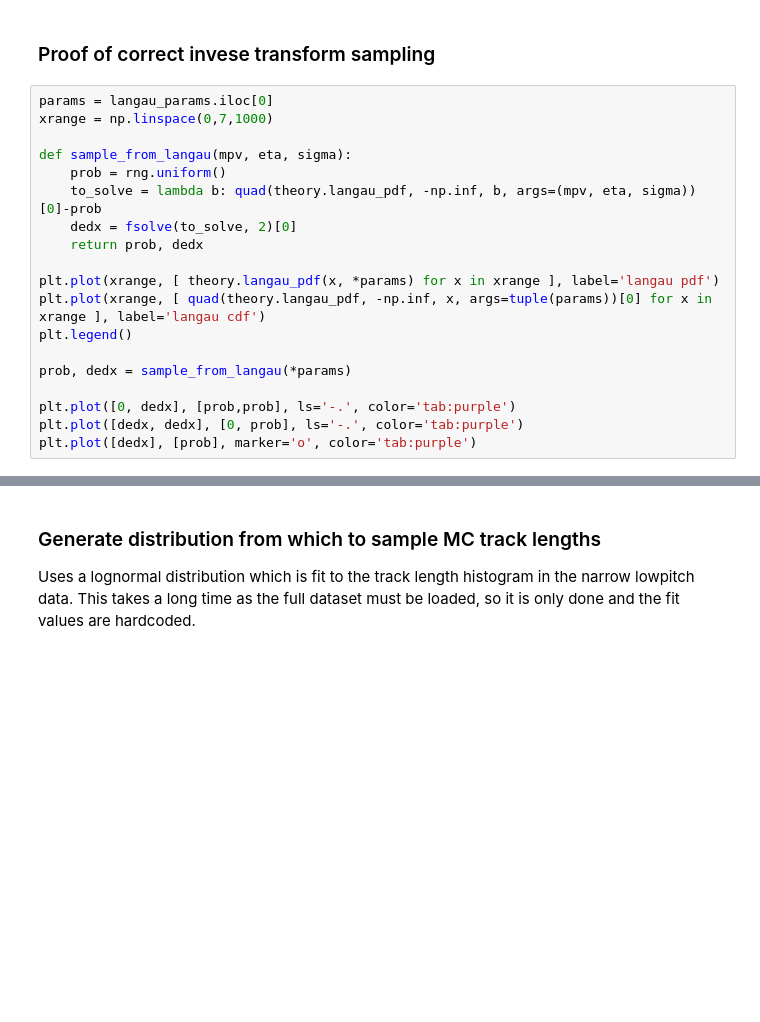
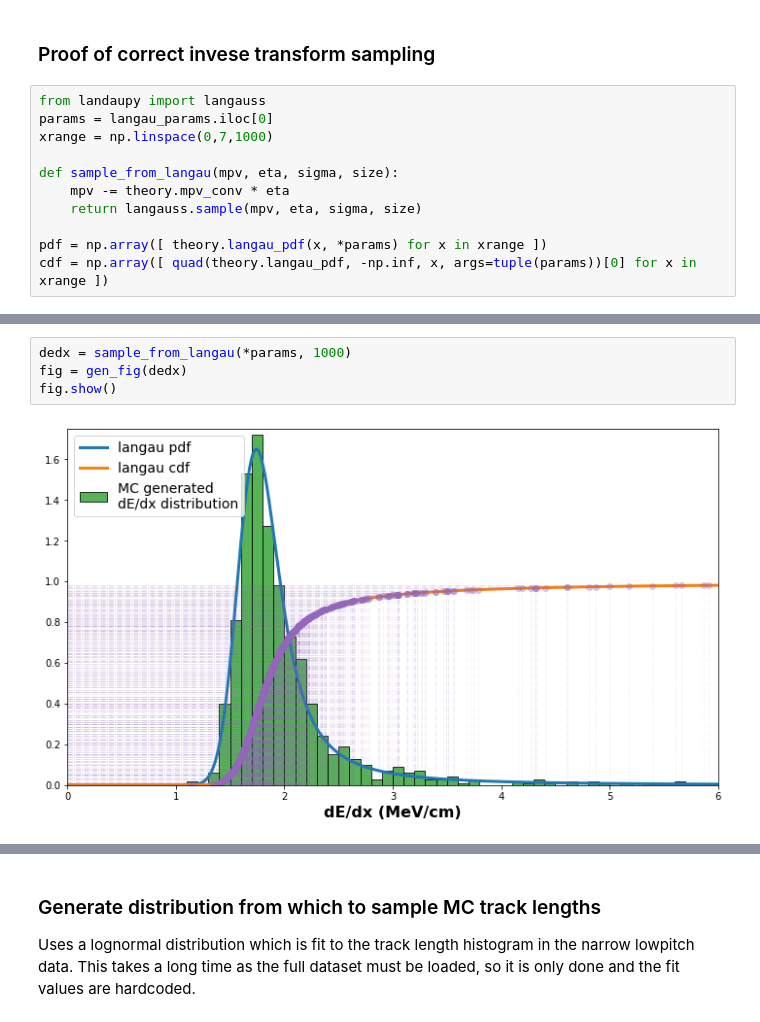
Before and after one commit to socrossley/Cosmic_Muon_CER, a Jupyter notebook: MC_Reconstruction.ipynb, the cells around one changed output, grey strips where cells are left out. Drawn from its saved outputs; the diff is of its cells as text; blank space fills up the shorter version.

```diff
--- a/MC_Reconstruction.ipynb
+++ b/MC_Reconstruction.ipynb
@@ -16,21 +16,13 @@ rng = np.random.default_rng()
 # %% [markdown]
 ### Proof of correct invese transform sampling
 # %%
+from landaupy import langauss
 params = langau_params.iloc[0]
 xrange = np.linspace(0,7,1000)
 
-def sample_from_langau(mpv, eta, sigma):
-    prob = rng.uniform()
-    to_solve = lambda b: quad(theory.langau_pdf, -np.inf, b, args=(mpv, eta, sigma))[0]-prob
-    dedx = fsolve(to_solve, 2)[0]
-    return prob, dedx
+def sample_from_langau(mpv, eta, sigma, size):
+    mpv -= theory.mpv_conv * eta
+    return langauss.sample(mpv, eta, sigma, size)
 
-plt.plot(xrange, [ theory.langau_pdf(x, *params) for x in xrange ], label='langau pdf')
-plt.plot(xrange, [ quad(theory.langau_pdf, -np.inf, x, args=tuple(params))[0] for x in xrange ], label='langau cdf')
-plt.legend()
-
-prob, dedx = sample_from_langau(*params)
-
-plt.plot([0, dedx], [prob,prob], ls='-.', color='tab:purple')
-plt.plot([dedx, dedx], [0, prob], ls='-.', color='tab:purple')
-plt.plot([dedx], [prob], marker='o', color='tab:purple')
+pdf = np.array([ theory.langau_pdf(x, *params) for x in xrange ])
+cdf = np.array([ quad(theory.langau_pdf, -np.inf, x, args=tuple(params))[0] for x in xrange ])
@@ -39,0 +47,6 @@ plt.plot([dedx], [prob], marker='o', color='tab:purple')
+# %%
+dedx = sample_from_langau(*params, 1000)
+fig = gen_fig(dedx)
+fig.show()
+# %% [output]
+[figure, added]
```
Also changed, not shown: parts of 5 cells of this notebook, 8 other files.
